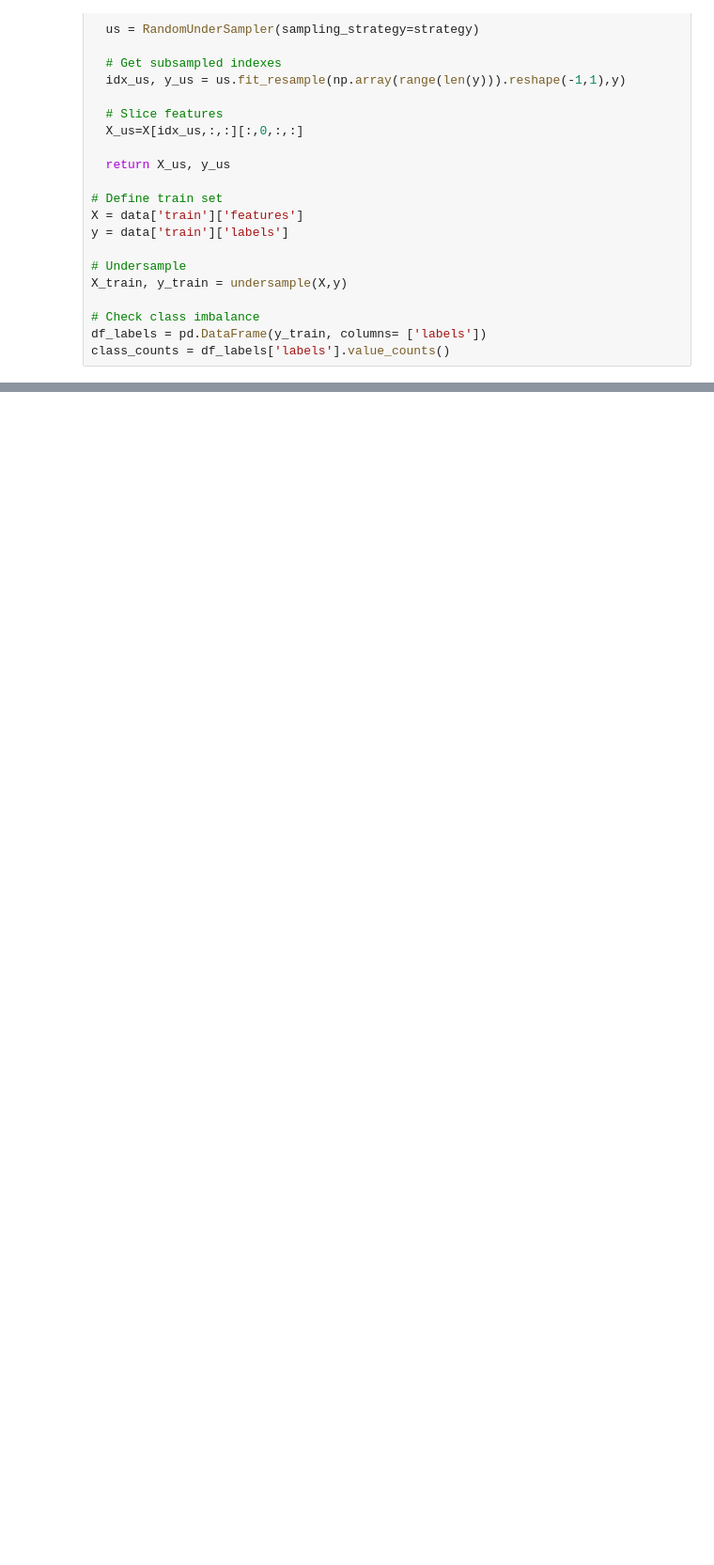
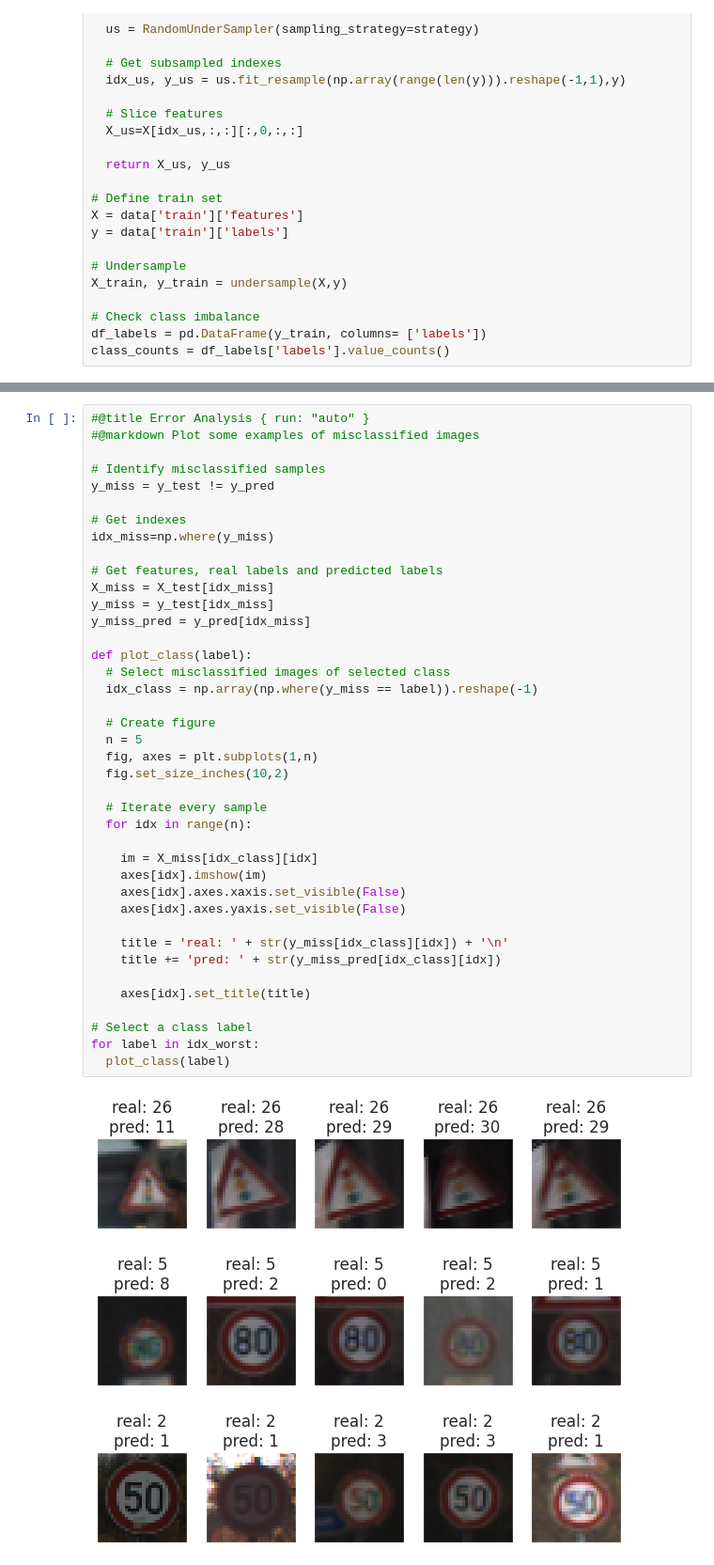
Before and after one commit to fares-mldev/uns-ml2021, a Jupyter notebook: tp4/ML_TP4_Traffic_Sign_Classification.ipynb, the cells around one changed output, grey strips where cells are left out. Shown at 94% size. Saved outputs shown, nothing was run; the diff lists cells and outputs as text; blank space fills up the shorter version.

```diff
--- a/tp4/ML_TP4_Traffic_Sign_Classification.ipynb
+++ b/tp4/ML_TP4_Traffic_Sign_Classification.ipynb
@@ -534,0 +757,44 @@ df_cr.head(10)
+# %%
+#@title Error Analysis { run: "auto" }
+#@markdown Plot some examples of misclassified images
+
+# Identify misclassified samples
+y_miss = y_test != y_pred
+
+# Get indexes
+idx_miss=np.where(y_miss)
+
+# Get features, real labels and predicted labels
+X_miss = X_test[idx_miss]
+y_miss = y_test[idx_miss]
+y_miss_pred = y_pred[idx_miss]
+
+def plot_class(label):
+  # Select misclassified images of selected class
+  idx_class = np.array(np.where(y_miss == label)).reshape(-1)
+
+  # Create figure
+  n = 5
+  fig, axes = plt.subplots(1,n)
+  fig.set_size_inches(10,2)
+
+  # Iterate every sample
+  for idx in range(n):
+
+    im = X_miss[idx_class][idx]
+    axes[idx].imshow(im)
+    axes[idx].axes.xaxis.set_visible(False)
+    axes[idx].axes.yaxis.set_visible(False)
+
+    title = 'real: ' + str(y_miss[idx_class][idx]) + '\n'
+    title += 'pred: ' + str(y_miss_pred[idx_class][idx])
+
+    axes[idx].set_title(title)
+
+# Select a class label
+for label in idx_worst:
+  plot_class(label)
+# %% [output]
+[figure, added]
+[figure, added]
+[figure, added]
```
Also changed, not shown: parts of 17 cells of this notebook.
